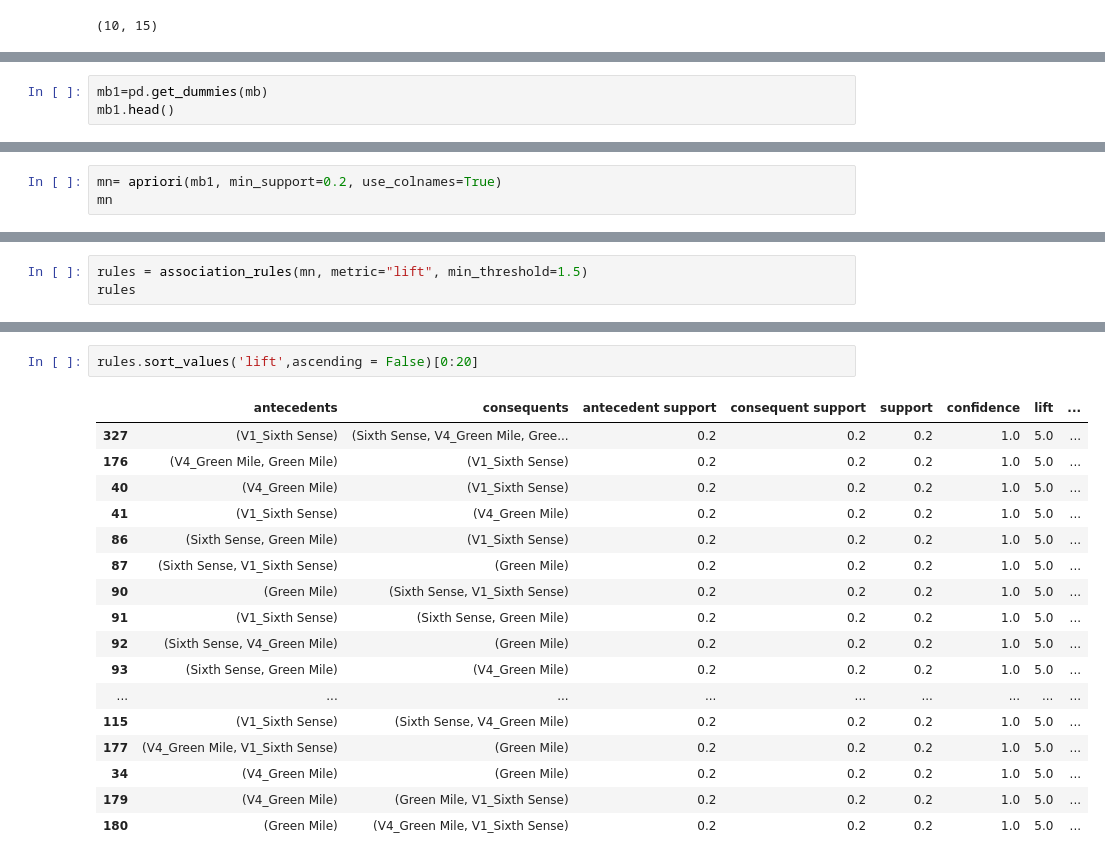
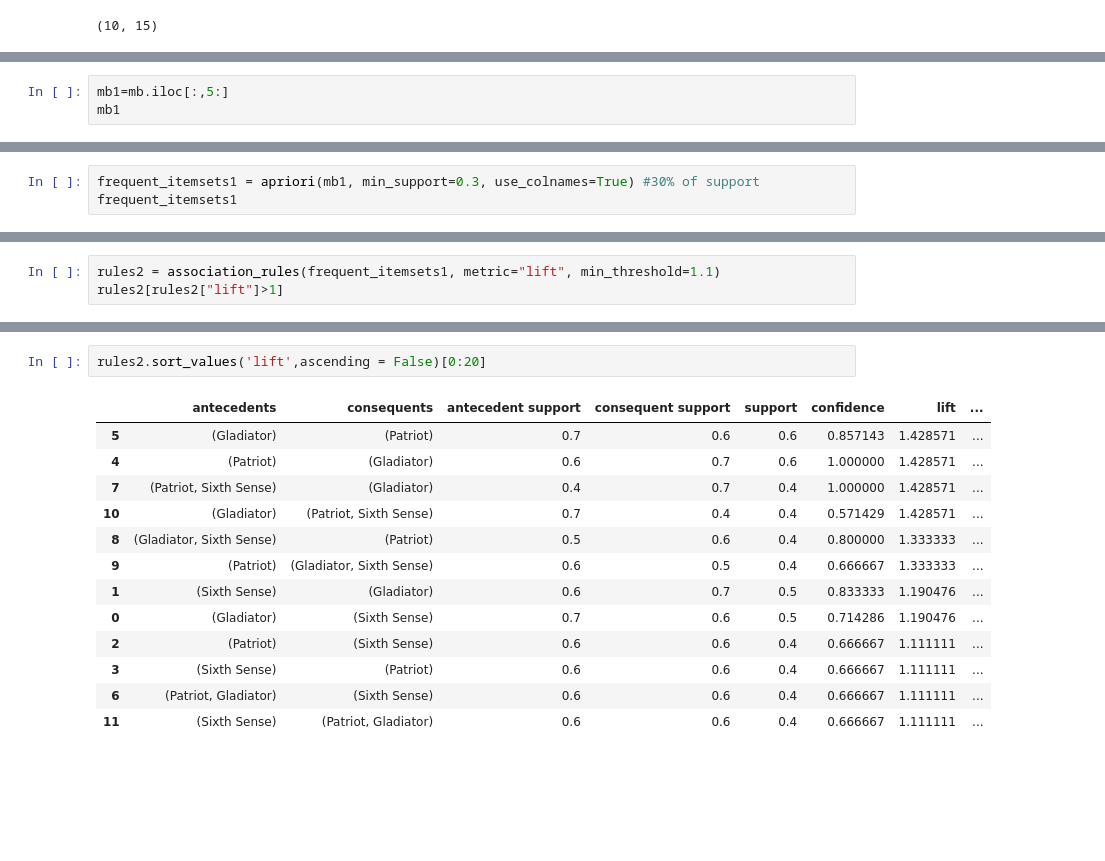
Before and after one commit to niranjankr18/ASSOCIATION-RULES, a Jupyter notebook: association.movies.ipynb, the cells around one changed output, grey strips where cells are left out. Cells and saved outputs as stored; diff of their text form; blank space fills up the shorter version.

```diff
--- a/association.movies.ipynb
+++ b/association.movies.ipynb
@@ -70,6 +47,6 @@ Name: Green Mile, dtype: int64
 # %%
-mb1=pd.get_dummies(mb)
-mb1.head()
+mb1=mb.iloc[:,5:]
+mb1
 # %% [output]
 |  | Sixth Sense | Gladiator | LOTR1 | Harry Potter1 | Patriot | LOTR2 | Harry Potter2 | LOTR | Braveheart | ... |
 | 0 | 1 | 0 | 1 | 1 | 0 | 1 | 0 | 0 | 0 | ... |
@@ -81,6 +141,6 @@ mb1.head()
 # %%
-mn= apriori(mb1, min_support=0.2, use_colnames=True)
-mn
+frequent_itemsets1 = apriori(mb1, min_support=0.3, use_colnames=True) #30% of support
+frequent_itemsets1
 # %% [output]
 |  | support | itemsets |
 | 0 | 0.6 | (Sixth Sense) |
@@ -102,5 +153,5 @@ mb1[mb1["Gladiator"]==1].shape[0]/mb1.shape[0]
 # %%
-rules = association_rules(mn, metric="lift", min_threshold=1.5)
-rules
+rules2 = association_rules(frequent_itemsets1, metric="lift", min_threshold=1.1)
+rules2[rules2["lift"]>1]
 # %% [output]
 |  | antecedents | consequents | antecedent support | consequent support | support | confidence | lift | ... |
@@ -174,20 +170,16 @@ rules[rules["lift"]>1]
 # %%
-rules.sort_values('lift',ascending = False)[0:20]
+rules2.sort_values('lift',ascending = False)[0:20]
 # %% [output]
 |  | antecedents | consequents | antecedent support | consequent support | support | confidence | lift | ... |
-| 327 | (V1_Sixth Sense) | (Sixth Sense, V4_Green Mile, Gree... | 0.2 | 0.2 | 0.2 | 1.0 | 5.0 | ... |
-| 176 | (V4_Green Mile, Green Mile) | (V1_Sixth Sense) | 0.2 | 0.2 | 0.2 | 1.0 | 5.0 | ... |
-| 40 | (V4_Green Mile) | (V1_Sixth Sense) | 0.2 | 0.2 | 0.2 | 1.0 | 5.0 | ... |
-| 41 | (V1_Sixth Sense) | (V4_Green Mile) | 0.2 | 0.2 | 0.2 | 1.0 | 5.0 | ... |
-| 86 | (Sixth Sense, Green Mile) | (V1_Sixth Sense) | 0.2 | 0.2 | 0.2 | 1.0 | 5.0 | ... |
-| 87 | (Sixth Sense, V1_Sixth Sense) | (Green Mile) | 0.2 | 0.2 | 0.2 | 1.0 | 5.0 | ... |
-| 90 | (Green Mile) | (Sixth Sense, V1_Sixth Sense) | 0.2 | 0.2 | 0.2 | 1.0 | 5.0 | ... |
-| 91 | (V1_Sixth Sense) | (Sixth Sense, Green Mile) | 0.2 | 0.2 | 0.2 | 1.0 | 5.0 | ... |
-| 92 | (Sixth Sense, V4_Green Mile) | (Green Mile) | 0.2 | 0.2 | 0.2 | 1.0 | 5.0 | ... |
-| 93 | (Sixth Sense, Green Mile) | (V4_Green Mile) | 0.2 | 0.2 | 0.2 | 1.0 | 5.0 | ... |
-| ... | ... | ... | ... | ... | ... | ... | ... | ... |
-| 115 | (V1_Sixth Sense) | (Sixth Sense, V4_Green Mile) | 0.2 | 0.2 | 0.2 | 1.0 | 5.0 | ... |
-| 177 | (V4_Green Mile, V1_Sixth Sense) | (Green Mile) | 0.2 | 0.2 | 0.2 | 1.0 | 5.0 | ... |
-| 34 | (V4_Green Mile) | (Green Mile) | 0.2 | 0.2 | 0.2 | 1.0 | 5.0 | ... |
-| 179 | (V4_Green Mile) | (Green Mile, V1_Sixth Sense) | 0.2 | 0.2 | 0.2 | 1.0 | 5.0 | ... |
-| 180 | (Green Mile) | (V4_Green Mile, V1_Sixth Sense) | 0.2 | 0.2 | 0.2 | 1.0 | 5.0 | ... |
+| 5 | (Gladiator) | (Patriot) | 0.7 | 0.6 | 0.6 | 0.857143 | 1.428571 | ... |
+| 4 | (Patriot) | (Gladiator) | 0.6 | 0.7 | 0.6 | 1.000000 | 1.428571 | ... |
+| 7 | (Patriot, Sixth Sense) | (Gladiator) | 0.4 | 0.7 | 0.4 | 1.000000 | 1.428571 | ... |
+| 10 | (Gladiator) | (Patriot, Sixth Sense) | 0.7 | 0.4 | 0.4 | 0.571429 | 1.428571 | ... |
+| 8 | (Gladiator, Sixth Sense) | (Patriot) | 0.5 | 0.6 | 0.4 | 0.800000 | 1.333333 | ... |
+| 9 | (Patriot) | (Gladiator, Sixth Sense) | 0.6 | 0.5 | 0.4 | 0.666667 | 1.333333 | ... |
+| 1 | (Sixth Sense) | (Gladiator) | 0.6 | 0.7 | 0.5 | 0.833333 | 1.190476 | ... |
+| 0 | (Gladiator) | (Sixth Sense) | 0.7 | 0.6 | 0.5 | 0.714286 | 1.190476 | ... |
+| 2 | (Patriot) | (Sixth Sense) | 0.6 | 0.6 | 0.4 | 0.666667 | 1.111111 | ... |
+| 3 | (Sixth Sense) | (Patriot) | 0.6 | 0.6 | 0.4 | 0.666667 | 1.111111 | ... |
+| 6 | (Patriot, Gladiator) | (Sixth Sense) | 0.6 | 0.6 | 0.4 | 0.666667 | 1.111111 | ... |
+| 11 | (Sixth Sense) | (Patriot, Gladiator) | 0.6 | 0.6 | 0.4 | 0.666667 | 1.111111 | ... |
```
Also changed, not shown: parts of 22 cells of this notebook.
